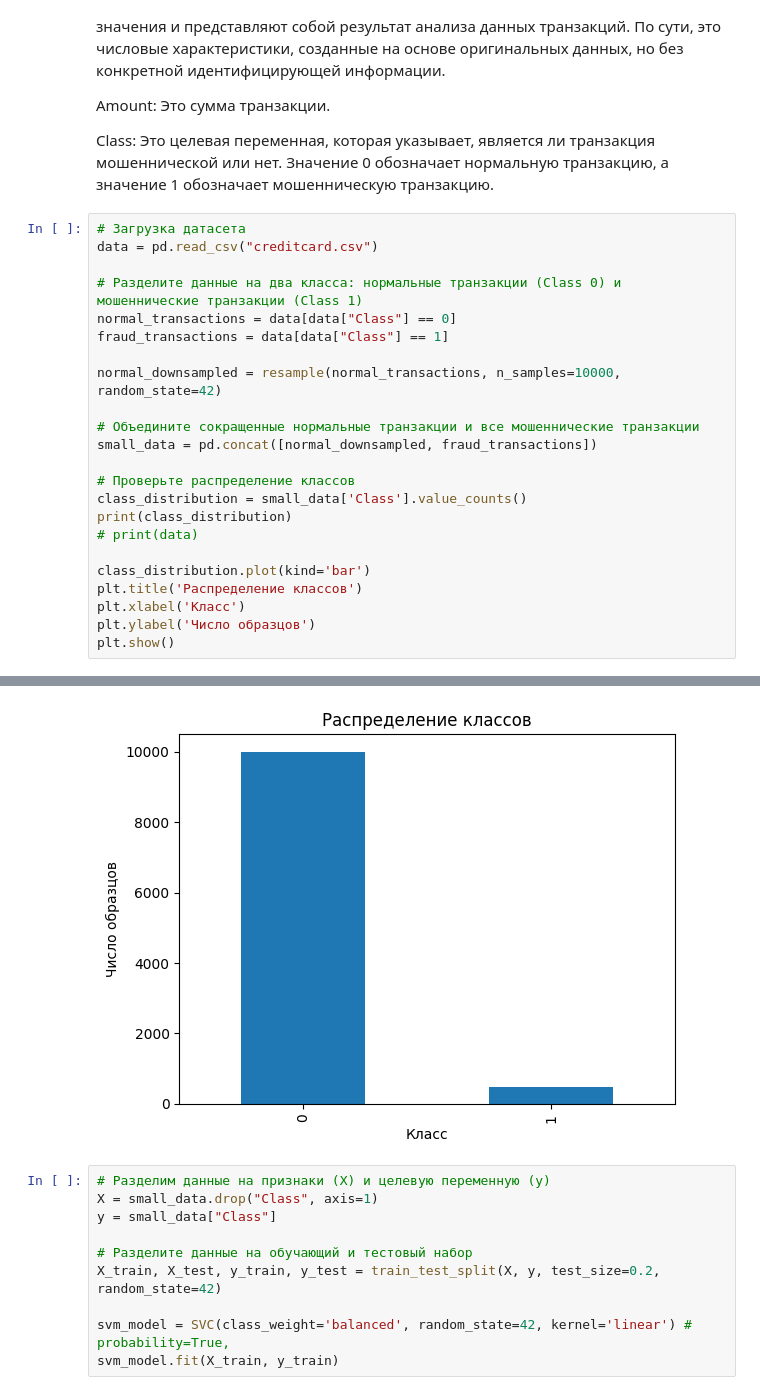
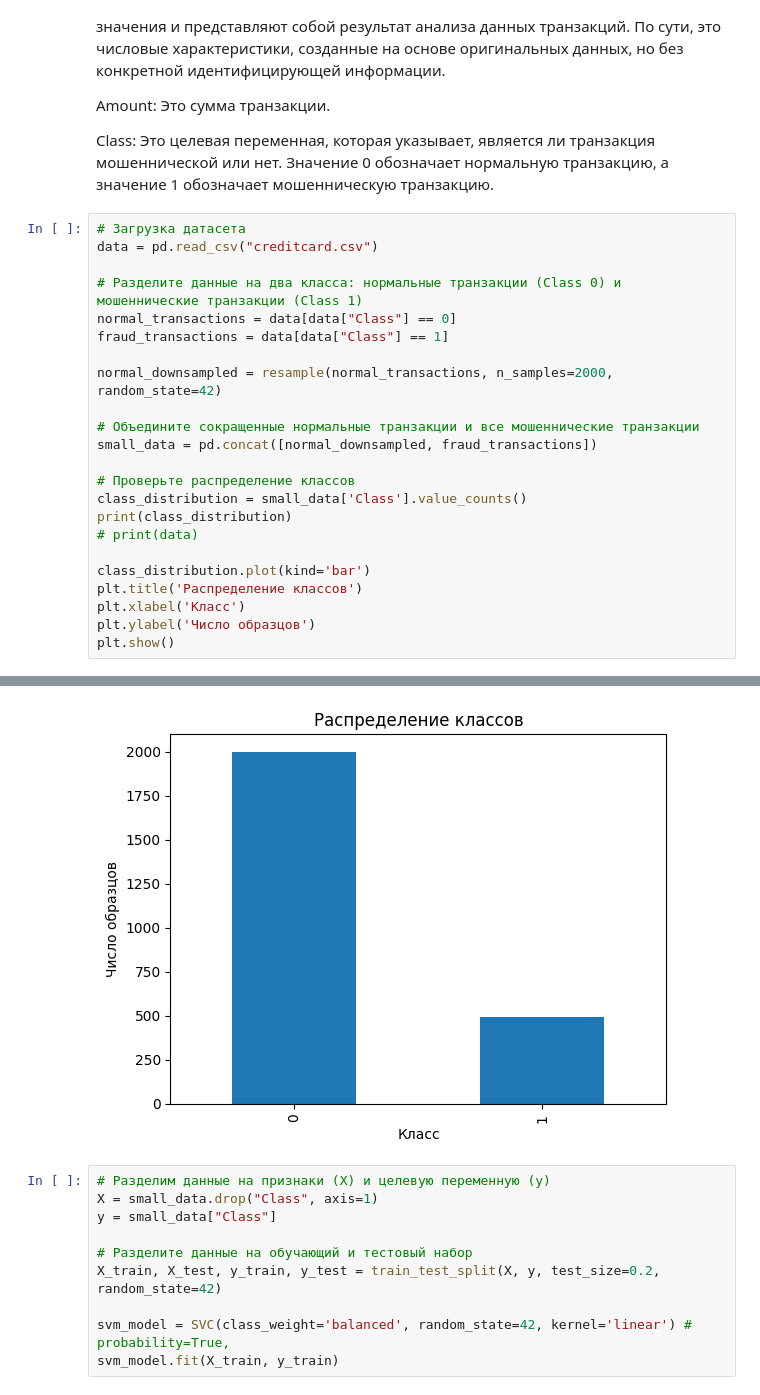
Before and after one commit to EmelyanovAlexey/solution_stat_theory, a Jupyter notebook: 5_task/lab.ipynb, the cells around one changed output, grey strips where cells are left out. Saved outputs shown, nothing was run; the diff lists cells and outputs as text.

```diff
--- a/5_task/lab.ipynb
+++ b/5_task/lab.ipynb
@@ -32,7 +32,7 @@ data = pd.read_csv("creditcard.csv")
 normal_transactions = data[data["Class"] == 0]
 fraud_transactions = data[data["Class"] == 1]
 
-normal_downsampled = resample(normal_transactions, n_samples=10000, random_state=42)
+normal_downsampled = resample(normal_transactions, n_samples=2000, random_state=42)
 
 # Объедините сокращенные нормальные транзакции и все мошеннические транзакции
 small_data = pd.concat([normal_downsampled, fraud_transactions])
@@ -54,5 +54,5 @@ Class
 Name: count, dtype: int64
-[figure, old version]
+[figure, new version]
 # %%
 # Разделим данные на признаки (X) и целевую переменную (y)
 X = small_data.drop("Class", axis=1)
```
Also changed, not shown: parts of 4 cells of this notebook, 1 other file.
